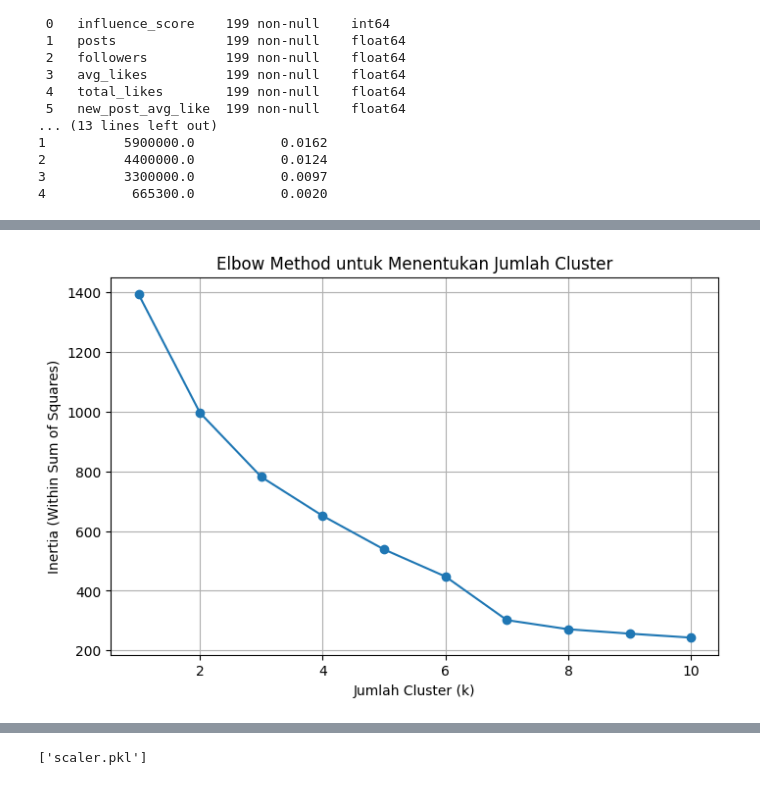
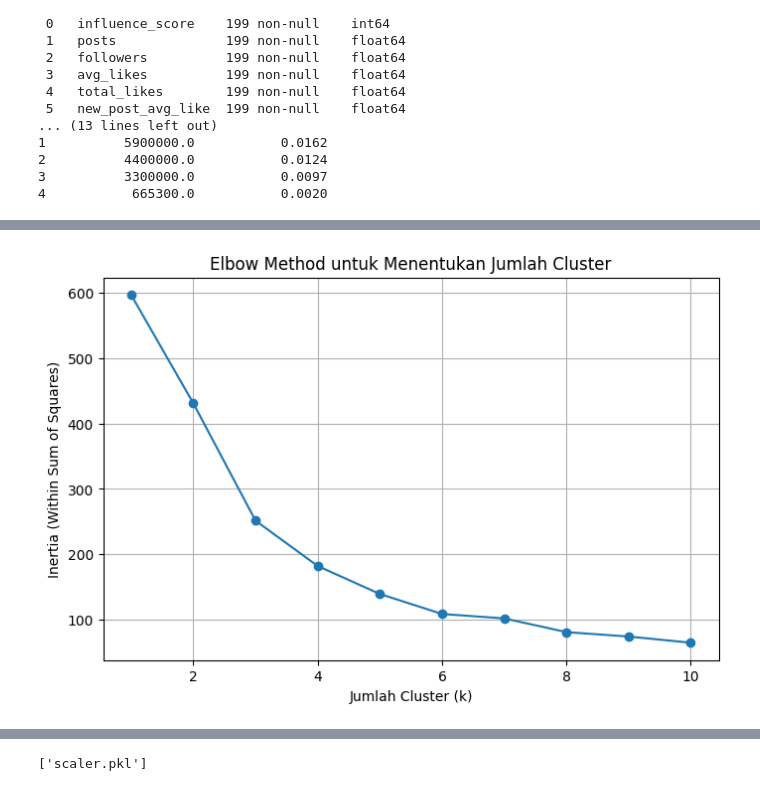
Before and after one commit to shakira-anadella/dataset_ML, a Jupyter notebook: UAS_ML_Clustering.ipynb, the cells around one changed output, grey strips where cells are left out. Saved outputs shown, nothing was run; the diff lists cells and outputs as text; code cells hidden in the pictures.

```diff
--- a/UAS_ML_Clustering.ipynb
+++ b/UAS_ML_Clustering.ipynb
@@ -75,27 +154,26 @@ Data columns (total 7 columns):
 # %%
-# Ambil fitur numerik yang sudah dibersihkan
-features = ['influence_score', 'posts', 'followers', 'avg_likes',
-            '60_day_eng_rate', 'new_post_avg_like', 'total_likes']
+# Pilih hanya 3 fitur: followers, avg_likes, dan posts
+features = ['followers', 'avg_likes', 'posts']
 X = df_clean[features]
 
 # Standarisasi (Z-score normalization)
 scaler = StandardScaler()
 X_scaled = scaler.fit_transform(X)
 
 # Elbow Method: coba jumlah cluster 1–10
 inertia = []
 for k in range(1, 11):
-    kmeans = KMeans(n_clusters=k, random_state=42, n_init='auto')
+    kmeans = KMeans(n_clusters=k, random_state=42)
     kmeans.fit(X_scaled)
     inertia.append(kmeans.inertia_)
 
 # Plot Elbow Curve
 plt.figure(figsize=(8, 5))
 plt.plot(range(1, 11), inertia, marker='o')
 plt.title('Elbow Method untuk Menentukan Jumlah Cluster')
 plt.xlabel('Jumlah Cluster (k)')
 plt.ylabel('Inertia (Within Sum of Squares)')
 plt.grid(True)
 plt.show()
 # %% [output]
-[figure, old version]
+[figure, new version]
```
Also changed, not shown: parts of 12 cells of this notebook.
